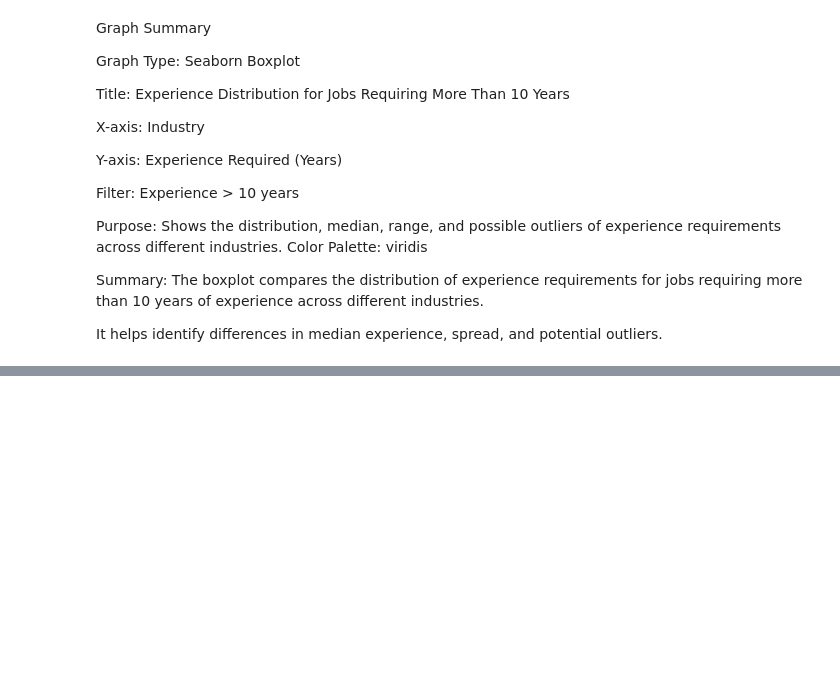
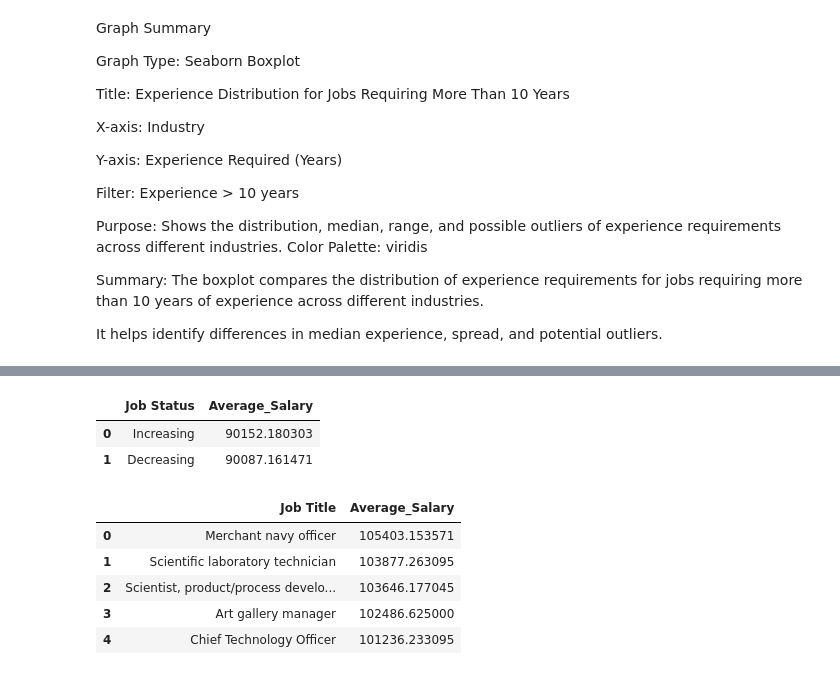
Before and after one commit to AJ0043/AI-Future-of-Jobs-Intelligence-Platform, a Jupyter notebook: AI_Adoption_&_Growth_Analysis.ipynb, the cells around one changed output, grey strips where cells are left out. Drawn from its saved outputs; the diff is of its cells as text; code cells hidden in the pictures; blank space fills up the shorter version.

```diff
--- a/AI_Adoption_&_Growth_Analysis.ipynb
+++ b/AI_Adoption_&_Growth_Analysis.ipynb
@@ -3347,0 +3384,38 @@ It helps identify differences in median experience, spread, and potential outlie
+# %%
+# Q14: Find the average salary for each Job Status, ordered by average salary from highest to lowest.
+pd.read_sql(
+    """
+    SELECT
+        `Job Status`,
+        AVG(`Median Salary (USD)`) AS Average_Salary
+    FROM jobs
+    GROUP BY `Job Status`
+    ORDER BY Average_Salary DESC
+    """,
+    engine
+)
+# %% [output]
+|  | Job Status | Average_Salary |
+| 0 | Increasing | 90152.180303 |
+| 1 | Decreasing | 90087.161471 |
+# %%
+# Q15: Find the top 5 Job Titles with the highest average salary. #
+pd.read_sql(
+    """
+    SELECT
+        `Job Title`,
+        AVG(`Median Salary (USD)`) AS Average_Salary
+    FROM jobs
+    GROUP BY `Job Title`
+    ORDER BY Average_Salary DESC
+    LIMIT 5
+    """,
+    engine
+)
+# %% [output]
+|  | Job Title | Average_Salary |
+| 0 | Merchant navy officer | 105403.153571 |
+| 1 | Scientific laboratory technician | 103877.263095 |
+| 2 | Scientist, product/process develo... | 103646.177045 |
+| 3 | Art gallery manager | 102486.625000 |
+| 4 | Chief Technology Officer | 101236.233095 |
```
Also changed, not shown: parts of 3 cells of this notebook.
